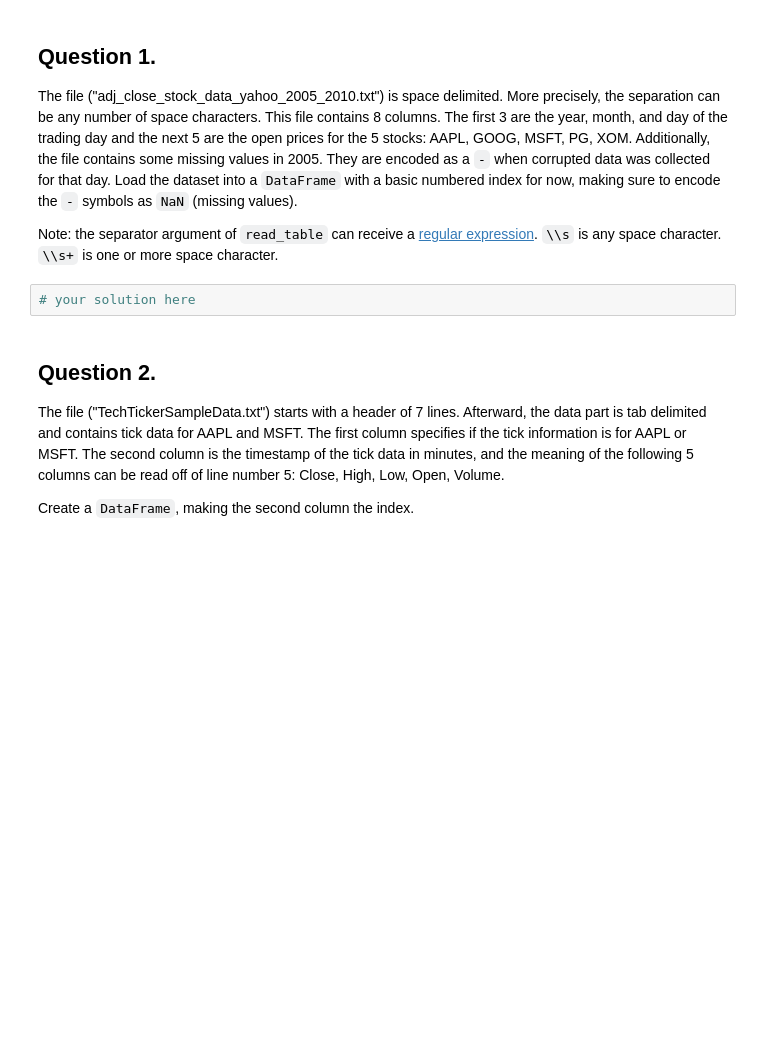
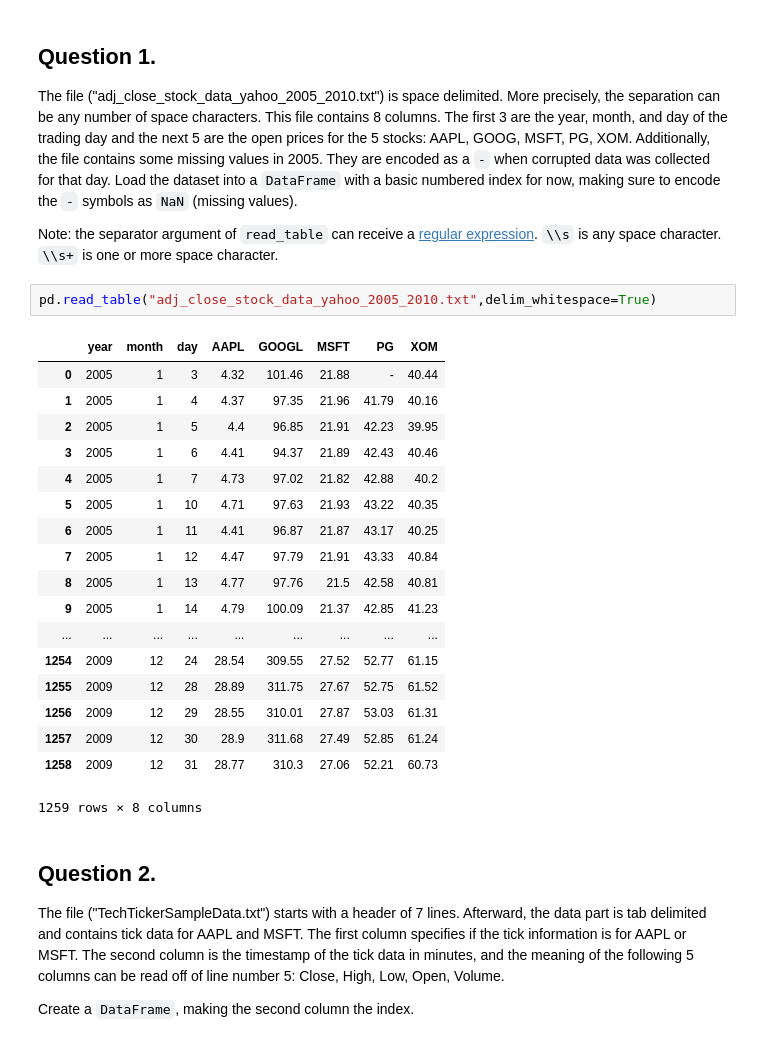
Before and after one commit to marikamurphy/pythonExercises1, a Jupyter notebook: pandas/io/io.ipynb, the cells around one changed output. Drawn from its saved outputs; the diff is of its cells as text; blank space fills up the shorter version.

```diff
--- a/pandas/io/io.ipynb
+++ b/pandas/io/io.ipynb
@@ -18,8 +37,27 @@ Question 1.
 The file ("adj_close_stock_data_yahoo_2005_2010.txt") is space delimited. More precisely, the separation can be any number of space characters. This file contains 8 columns. The first 3 are the year, month, and day of the trading day and the next 5 are the open prices for the 5 stocks: AAPL, GOOG, MSFT, PG, XOM. Additionally, the file contains some missing values in 2005. They are encoded as a `-` when corrupted data was collected for that day. Load the dataset into a `DataFrame` with a basic numbered index for now, making sure to encode the `-` symbols as `NaN` (missing values).
 
 Note: the separator argument of `read_table` can receive a [regular expression](http://en.wikipedia.org/wiki/Regular_expression). `\\s` is any space character. `\\s+` is one or more space character.
-# %%
-# your solution here
+# %%
+pd.read_table("adj_close_stock_data_yahoo_2005_2010.txt",delim_whitespace=True)
+# %% [output]
+|  | year | month | day | AAPL | GOOGL | MSFT | PG | XOM |
+| 0 | 2005 | 1 | 3 | 4.32 | 101.46 | 21.88 | - | 40.44 |
+| 1 | 2005 | 1 | 4 | 4.37 | 97.35 | 21.96 | 41.79 | 40.16 |
+| 2 | 2005 | 1 | 5 | 4.4 | 96.85 | 21.91 | 42.23 | 39.95 |
+| 3 | 2005 | 1 | 6 | 4.41 | 94.37 | 21.89 | 42.43 | 40.46 |
+| 4 | 2005 | 1 | 7 | 4.73 | 97.02 | 21.82 | 42.88 | 40.2 |
+| 5 | 2005 | 1 | 10 | 4.71 | 97.63 | 21.93 | 43.22 | 40.35 |
+| 6 | 2005 | 1 | 11 | 4.41 | 96.87 | 21.87 | 43.17 | 40.25 |
+| 7 | 2005 | 1 | 12 | 4.47 | 97.79 | 21.91 | 43.33 | 40.84 |
+| 8 | 2005 | 1 | 13 | 4.77 | 97.76 | 21.5 | 42.58 | 40.81 |
+| 9 | 2005 | 1 | 14 | 4.79 | 100.09 | 21.37 | 42.85 | 41.23 |
+| ... | ... | ... | ... | ... | ... | ... | ... | ... |
+| 1254 | 2009 | 12 | 24 | 28.54 | 309.55 | 27.52 | 52.77 | 61.15 |
+| 1255 | 2009 | 12 | 28 | 28.89 | 311.75 | 27.67 | 52.75 | 61.52 |
+| 1256 | 2009 | 12 | 29 | 28.55 | 310.01 | 27.87 | 53.03 | 61.31 |
+| 1257 | 2009 | 12 | 30 | 28.9 | 311.68 | 27.49 | 52.85 | 61.24 |
+| 1258 | 2009 | 12 | 31 | 28.77 | 310.3 | 27.06 | 52.21 | 60.73 |
+1259 rows × 8 columns
 # %% [markdown]
 Question 2.
 -----------
```
Also changed, not shown: parts of 6 cells of this notebook.
